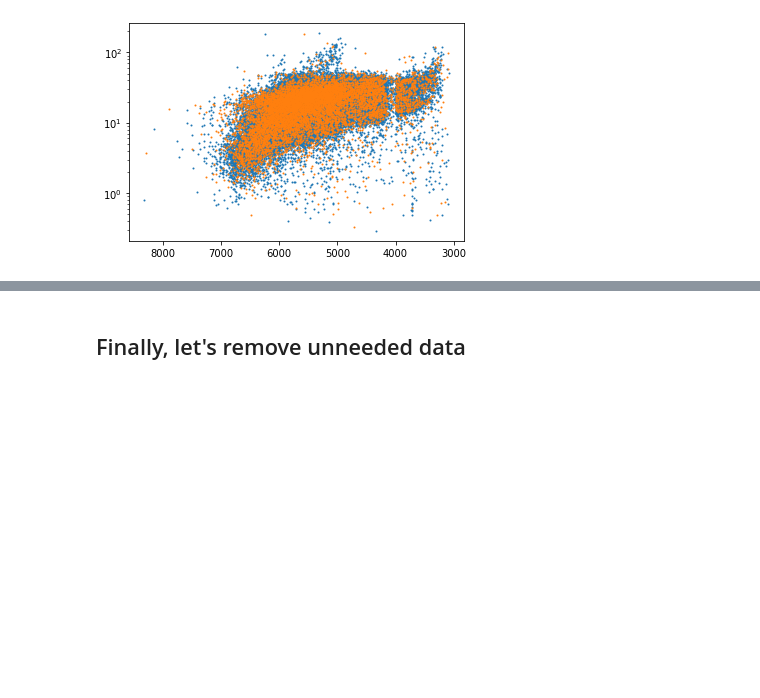
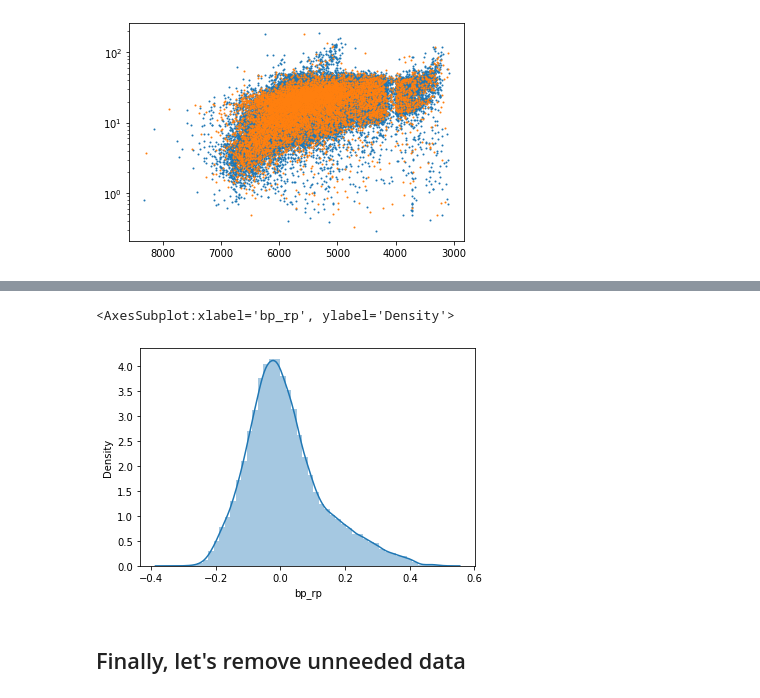
Before and after one commit to ojhall94/michael, a Jupyter notebook: Notebooks/build_prior_sample.ipynb, the cells around one changed output, grey strips where cells are left out. Cells and saved outputs as stored; diff of their text form; code cells hidden in the pictures; blank space fills up the shorter version.

```diff
--- a/Notebooks/build_prior_sample.ipynb
+++ b/Notebooks/build_prior_sample.ipynb
@@ -229,3 +234,8 @@ pri.to_csv('../Data/full_prior_data.csv', index=None)
+# %%
+sns.distplot(np.log10(pri.bp_rp))
+# %% [output]
+<AxesSubplot:xlabel='bp_rp', ylabel='Density'>
+[figure, added]
 # %% [markdown]
 ## Finally, let's remove unneeded data
 # %%
```
Also changed, not shown: parts of 3 cells of this notebook, 3 other files.
